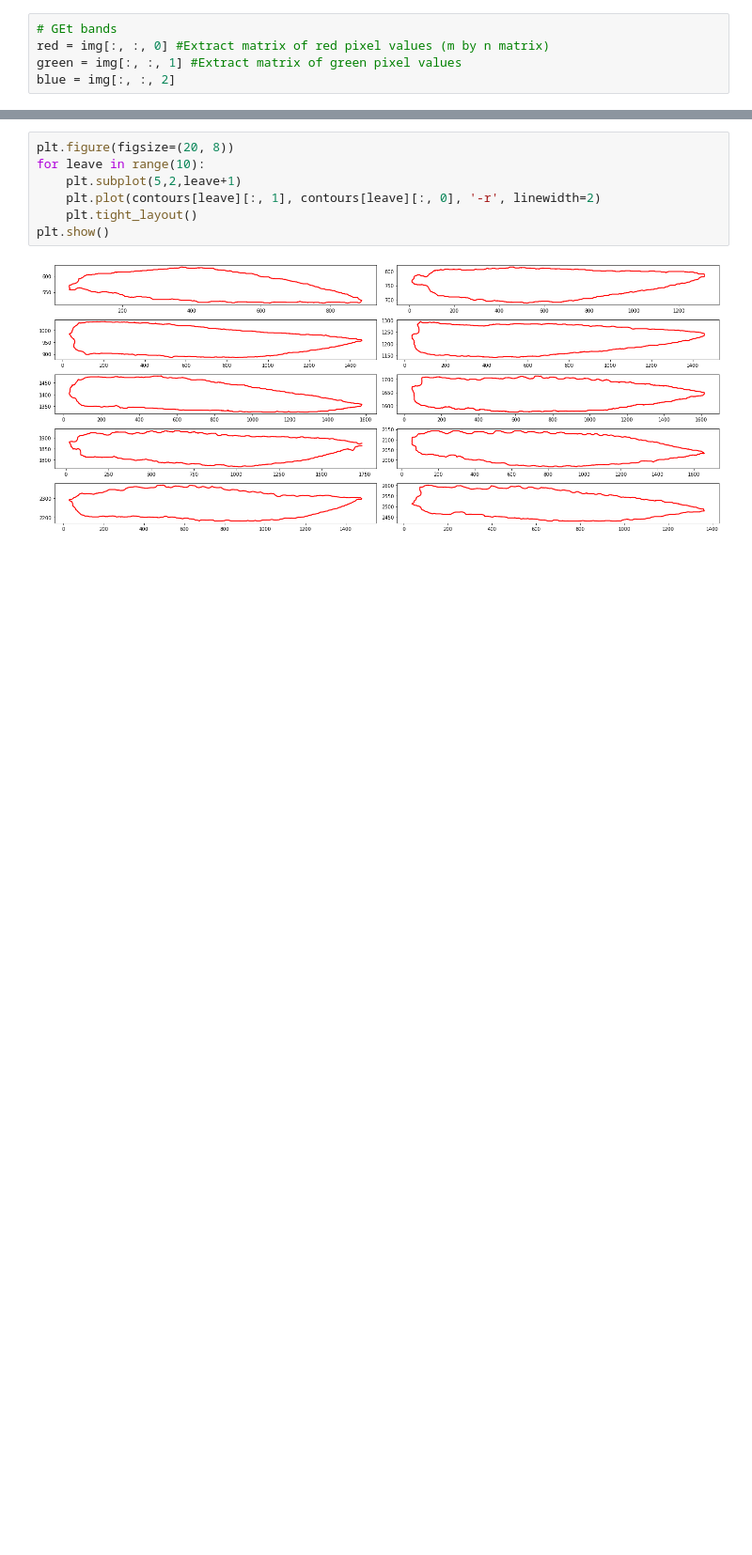
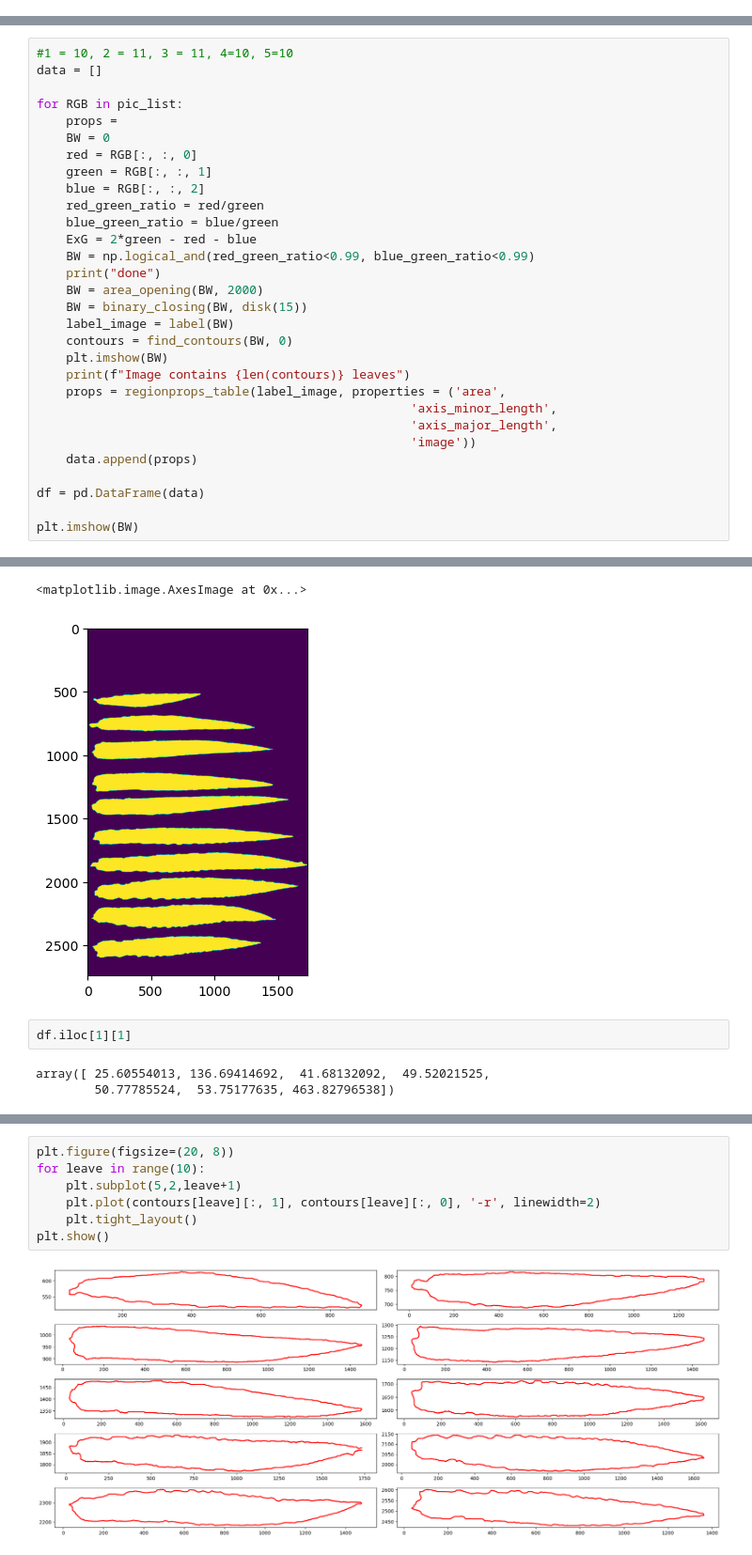
Before and after one commit to Luciamar/Agron845_project, a Jupyter notebook: Cropping.ipynb, the cells around one changed output, grey strips where cells are left out. Shown at 94% size. Saved outputs shown, nothing was run; the diff lists cells and outputs as text; blank space fills up the shorter version.

```diff
--- a/Cropping.ipynb
+++ b/Cropping.ipynb
@@ -13,5 +21,0 @@ plt.imshow(img)
-# %%
-# GEt bands
-red = img[:, :, 0] #Extract matrix of red pixel values (m by n matrix)
-green = img[:, :, 1] #Extract matrix of green pixel values
-blue = img[:, :, 2]
@@ -17,0 +51,31 @@ blue = img[:, :, 2]
+# %%
+#1 = 10, 2 = 11, 3 = 11, 4=10, 5=10
+data = []
+
+for RGB in pic_list:
+    props =
+    BW = 0
+    red = RGB[:, :, 0]
+    green = RGB[:, :, 1]
+    blue = RGB[:, :, 2]
+    red_green_ratio = red/green
+    blue_green_ratio = blue/green
+    ExG = 2*green - red - blue
+    BW = np.logical_and(red_green_ratio<0.99, blue_green_ratio<0.99)
+    print("done")
+    BW = area_opening(BW, 2000)
+    BW = binary_closing(BW, disk(15))
+    label_image = label(BW)
+    contours = find_contours(BW, 0)
+    plt.imshow(BW)
+    print(f"Image contains {len(contours)} leaves")
+    props = regionprops_table(label_image, properties = ('area',
+                                                   'axis_minor_length',
+                                                   'axis_major_length',
+                                                   'image'))
+    data.append(props)
+
+df = pd.DataFrame(data)
+
+plt.imshow(BW)
+# %% [output]
@@ -17,0 +92,7 @@ blue = img[:, :, 2]
+<matplotlib.image.AxesImage at 0x...>
+[figure, added]
+# %%
+df.iloc[1][1]
+# %% [output]
+array([ 25.60554013, 136.69414692,  41.68132092,  49.52021525,
+        50.77785524,  53.75177635, 463.82796538])
```
Also changed, not shown: parts of 36 cells of this notebook, 9 other files.
